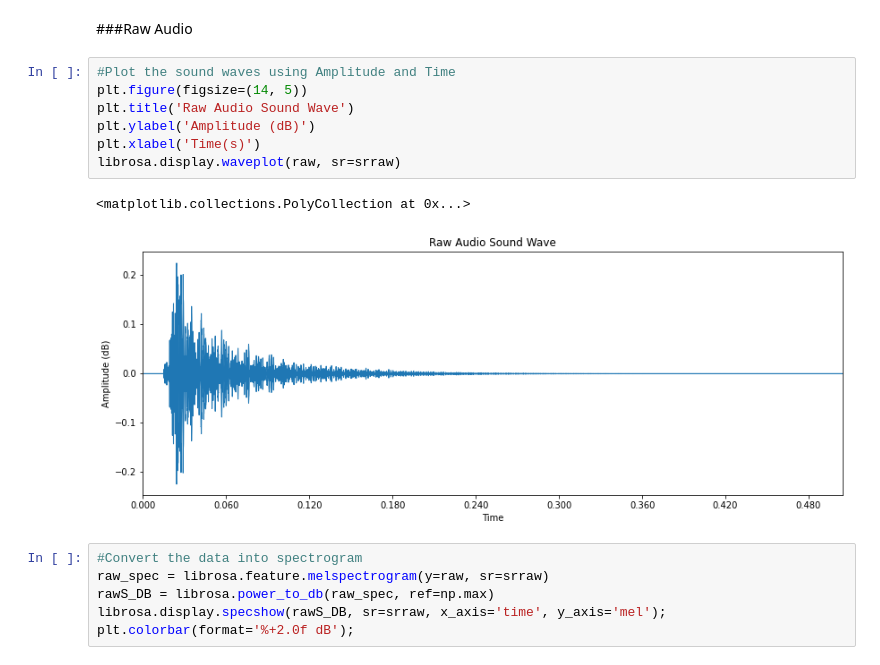
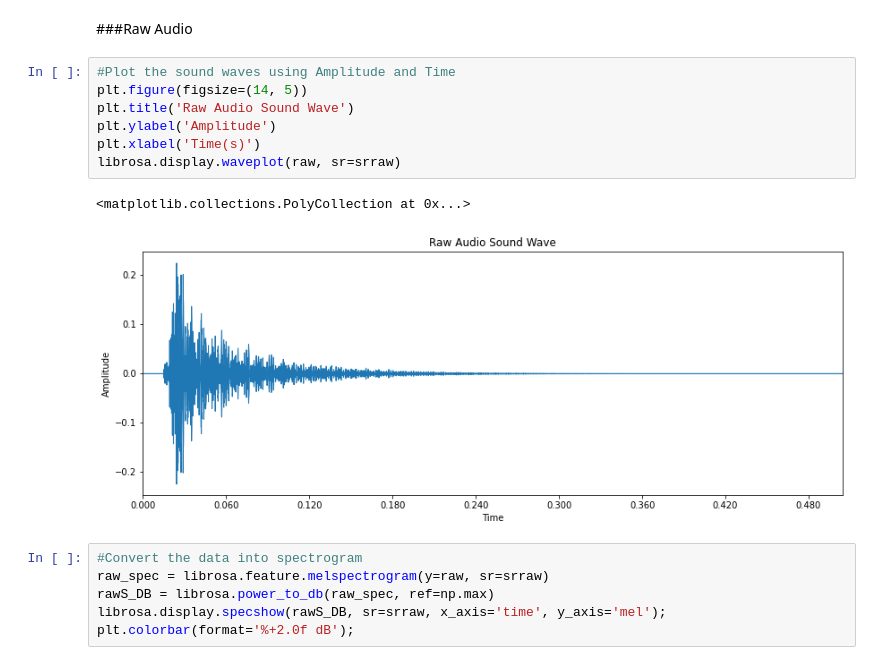
Before and after one commit to Faitsu/Info-Vis-FinalProject, a Jupyter notebook: Information_Visualization_Project.ipynb, the cells around one changed output. Drawn from its saved outputs; the diff is of its cells as text.

```diff
--- a/Information_Visualization_Project.ipynb
+++ b/Information_Visualization_Project.ipynb
@@ -52,13 +52,13 @@ r3, sr3  = librosa.load(room3_file)
 # %%
 #Plot the sound waves using Amplitude and Time
 plt.figure(figsize=(14, 5))
 plt.title('Raw Audio Sound Wave')
-plt.ylabel('Amplitude (dB)')
+plt.ylabel('Amplitude')
 plt.xlabel('Time(s)')
 librosa.display.waveplot(raw, sr=srraw)
 # %% [output]
 <matplotlib.collections.PolyCollection at 0x...>
-[figure, old version]
+[figure, new version]
 # %%
 #Convert the data into spectrogram
 raw_spec = librosa.feature.melspectrogram(y=raw, sr=srraw)
```
Also changed, not shown: parts of 4 cells of this notebook.
